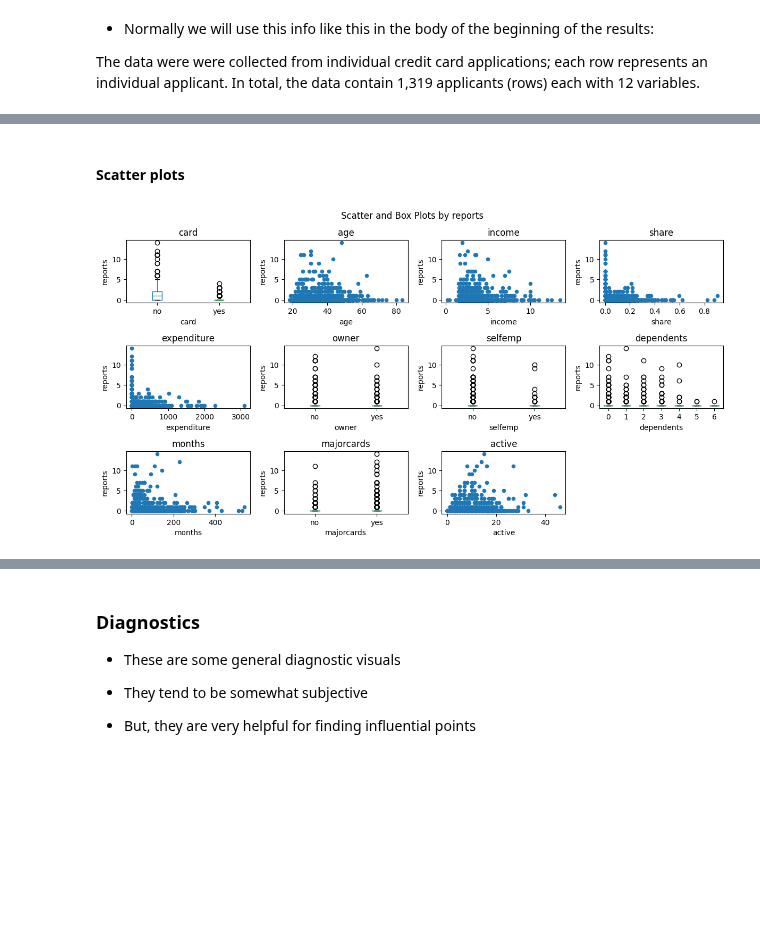
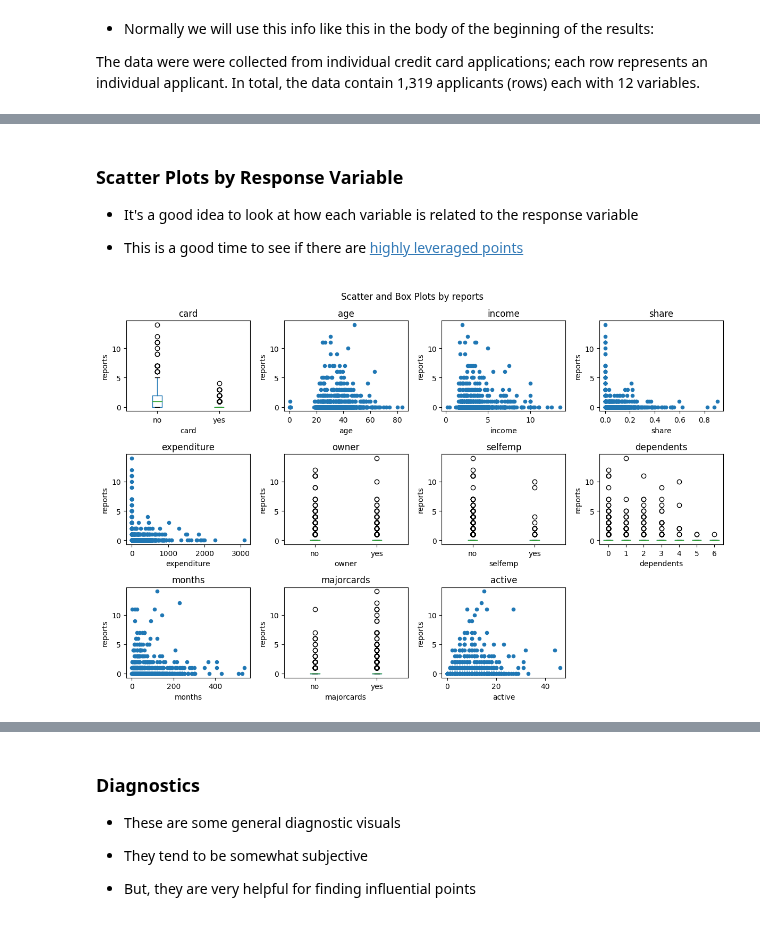
Before and after one commit to omesner/UMSTATS504, a Jupyter notebook: glms/glms.ipynb, the cells around one changed output, grey strips where cells are left out. Drawn from its saved outputs; the diff is of its cells as text; code cells hidden in the pictures; blank space fills up the shorter version.

```diff
--- a/glms/glms.ipynb
+++ b/glms/glms.ipynb
@@ -399,21 +283,26 @@ plt.show()
 # %% [markdown]
-#### Scatter plots
+### Scatter Plots by Response Variable
+
+- It's a good idea to look at how each variable is related to the response variable
+
+
+- This is a good time to see if there are [highly leveraged points](https://online.stat.psu.edu/stat462/node/170/)
 # %%
 def draw_outcome_plots(df, outcome, n_rows, n_cols):
     fig=plt.figure()
     variables = df.columns.drop(outcome)
     for i, var_name in enumerate(variables):
         ax=fig.add_subplot(n_rows,n_cols,i+1)
         if len(df[var_name].unique()) > 10:
             df.plot.scatter(x= var_name, y= outcome, ax=ax)
         else:
             df.boxplot(column=outcome, by=var_name, grid = False, ax=ax)
             ax.set(ylabel=outcome)
         ax.set_title(var_name)
     fig.suptitle('Scatter and Box Plots by '+outcome)
     fig.tight_layout()
     plt.show()
 
-draw_outcome_plots(df1, 'reports', 4, 4)
+draw_outcome_plots(df, 'reports', 3, 4)
 # %% [output]
-[figure, old version]
+[figure, new version]
```
Also changed, not shown: parts of 78 cells of this notebook.
